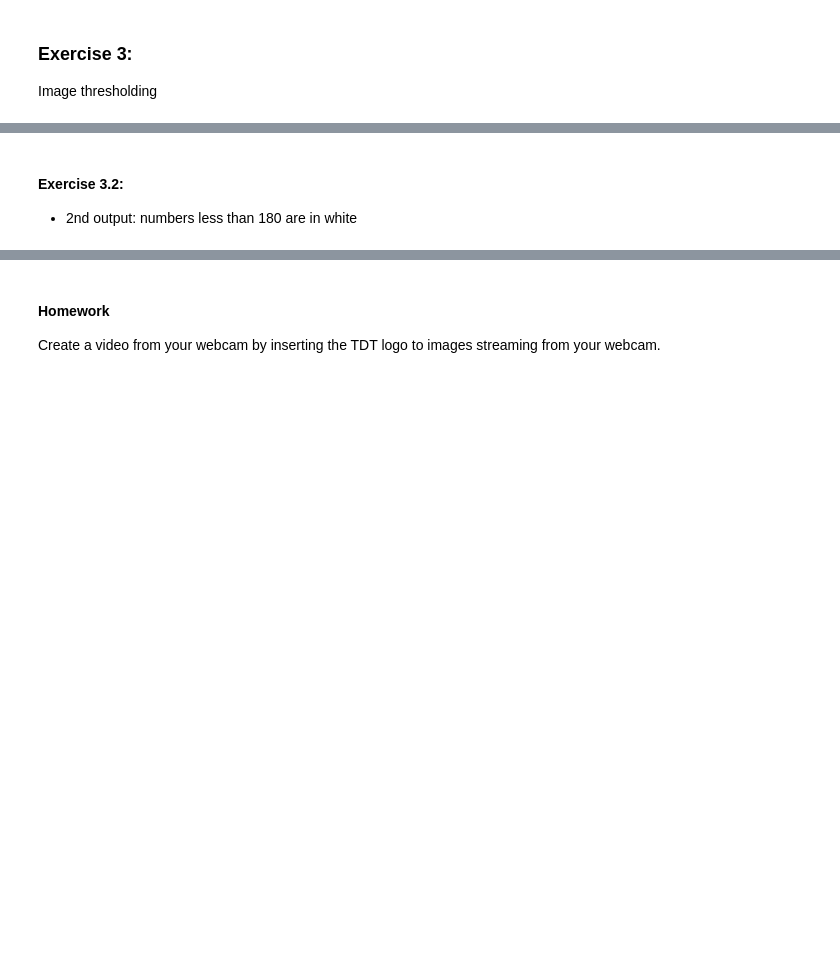
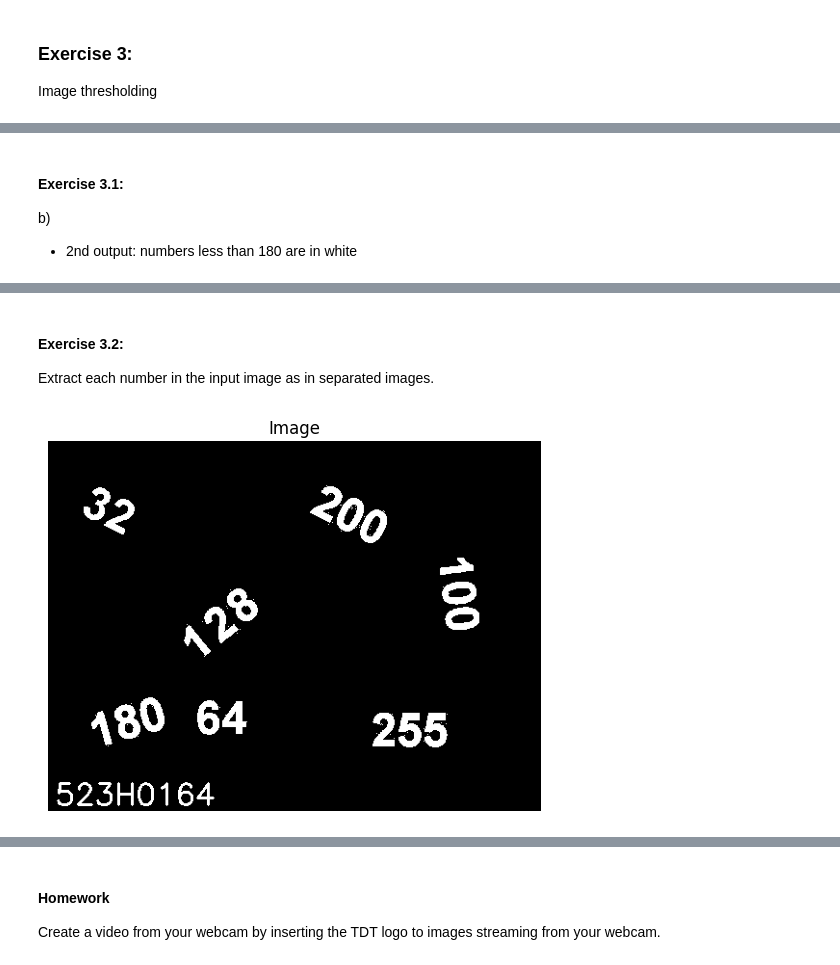
Before and after one commit to Anakonkai01/workspace-2025, a Jupyter notebook: DIP/Exercises/Lab03/Lab03_523H0164.ipynb, the cells around one changed output, grey strips where cells are left out. Drawn from its saved outputs; the diff is of its cells as text; code cells hidden in the pictures; blank space fills up the shorter version.

```diff
--- a/DIP/Exercises/Lab03/Lab03_523H0164.ipynb
+++ b/DIP/Exercises/Lab03/Lab03_523H0164.ipynb
@@ -142,8 +143,21 @@ display_image(dst)
 # %% [markdown]
-#### Exercise 3.2:
+#### Exercise 3.1:
+
+b)
+
 - 2nd output:  numbers less than 180 are in white
 # %%
 th, dst = cv2.threshold(img_ex3, 179, 255, cv2.THRESH_BINARY)
 display_image(dst)
 # %% [output]
 [figure]
+# %% [markdown]
+#### Exercise 3.2:
+
+Extract each number in the input image as in separated images.
+# %%
+
+th, dst = cv2.threshold(img_ex3, 15, 255, cv2.THRESH_BINARY)
+display_image(dst)
+# %% [output]
+[figure, added]
```
Also changed, not shown: parts of 4 cells of this notebook.
